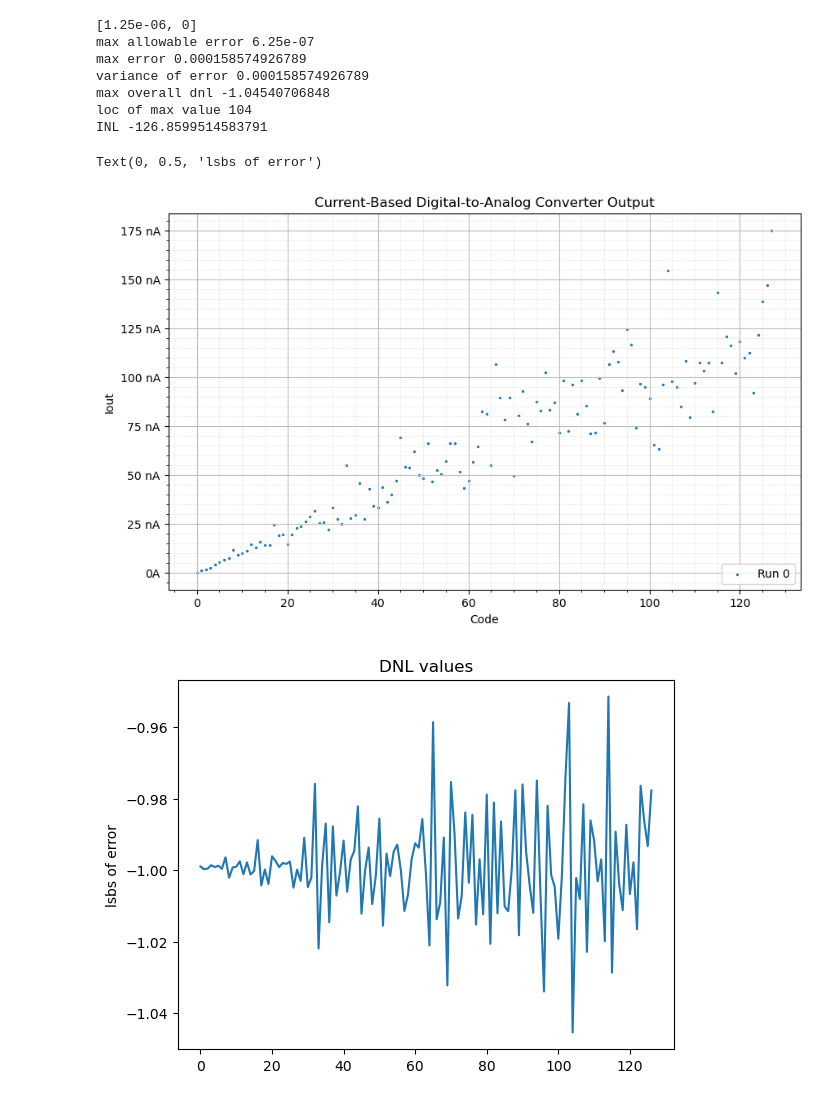
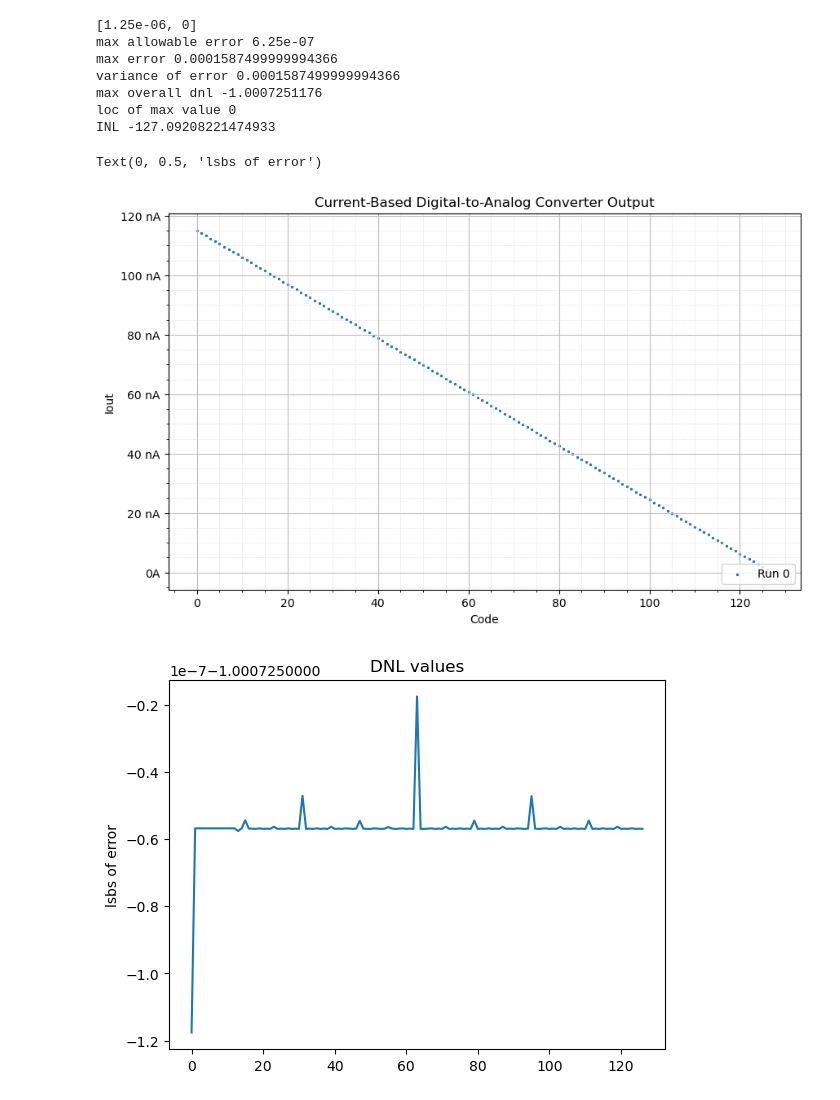
Before and after one commit to James-Jagielski/7-bit-D-A-converter-MP4-MADVLSI, a Jupyter notebook: schematics/simulations/plot_dac_mc.ipynb, the cells around one changed output. Drawn from its saved outputs; the diff is of its cells as text; code cells hidden in the pictures.

```diff
--- a/schematics/simulations/plot_dac_mc.ipynb
+++ b/schematics/simulations/plot_dac_mc.ipynb
@@ -13,13 +13,14 @@ nano = 1e-9
 
 #100na test
 # results_dir = "ieee_DAC/bias_current_test_results/"
-results_dir = "ieee_DAC/dac_with_external_bias_gen/pmos_4"
+#results_dir = "ieee_DAC/dac_with_external_bias_gen/pmos_4"
+results_dir = "ieee_DAC/dac_with_external_bias_gen/test_4"
 # pmos_1: with generator and just the Iout grounded
 # pmos_2: with generator and both Idumps grounded
 # pmos_3: with current source
 # pmos_4: with generator and nMOS current mirror
 # ideal_step_size = (100*nano)/(2**7)
-ideal_step_size = (160e-6)/(2**7)
+ideal_step_size = (120e-9)/(2**7)
 
 # #30 na test
 # results_dir = "ieee_DAC/bias_current_test_results_2/"
@@ -65,37 +66,37 @@ for df_simulation in mc_simulations:
     #print(current)
     cc = list(current) #list(np.vstack((current,dnl)).T)
     #print(len(cc))
     dnl_multi.append(cc)
     for line in cc:
         dnl.append(line)#dnl.append(float(max(line,key=abs)))
     #print(dnl)
 
 inl = np.sum(dnl)
 
 
 
 # plt.plot(range(128),p(range(128)),"k--", label = "trendline", linewidth = .5)
 
 for i, df_simulation in enumerate(mc_simulations):
     # plt.plot(np.array(df_simulation["code"]), np.array(df_simulation["Iout"]), linewidth = 1, label = f"Run {i}")
     plt.scatter(np.array(df_simulation["code"]), np.array(df_simulation["Iout"]), s = 2, label = f"Run {i}")
 plt.legend(loc = "lower right")
 
 plt.figure()
 plt.plot(range(len(dnl)), dnl)
 plt.title("DNL values")
 print("max overall dnl",max(dnl,key=abs))
 print("loc of max value",dnl.index(max(dnl,key=abs)))
 print("INL" , inl)
 plt.ylabel("lsbs of error")
 # %% [output]
 [1.25e-06, 0]
 max allowable error 6.25e-07
-max error 0.000158574926789
-variance of error 0.000158574926789
-max overall dnl -1.04540706848
-loc of max value 104
-INL -126.8599514583791
+max error 0.0001587499999994366
+variance of error 0.0001587499999994366
+max overall dnl -1.0007251176
+loc of max value 0
+INL -127.09208221474933
 Text(0, 0.5, 'lsbs of error')
-[figure, old version]
+[figure, new version]
-[figure, old version]
+[figure, new version]
```
Also changed, not shown: 3 other files.
